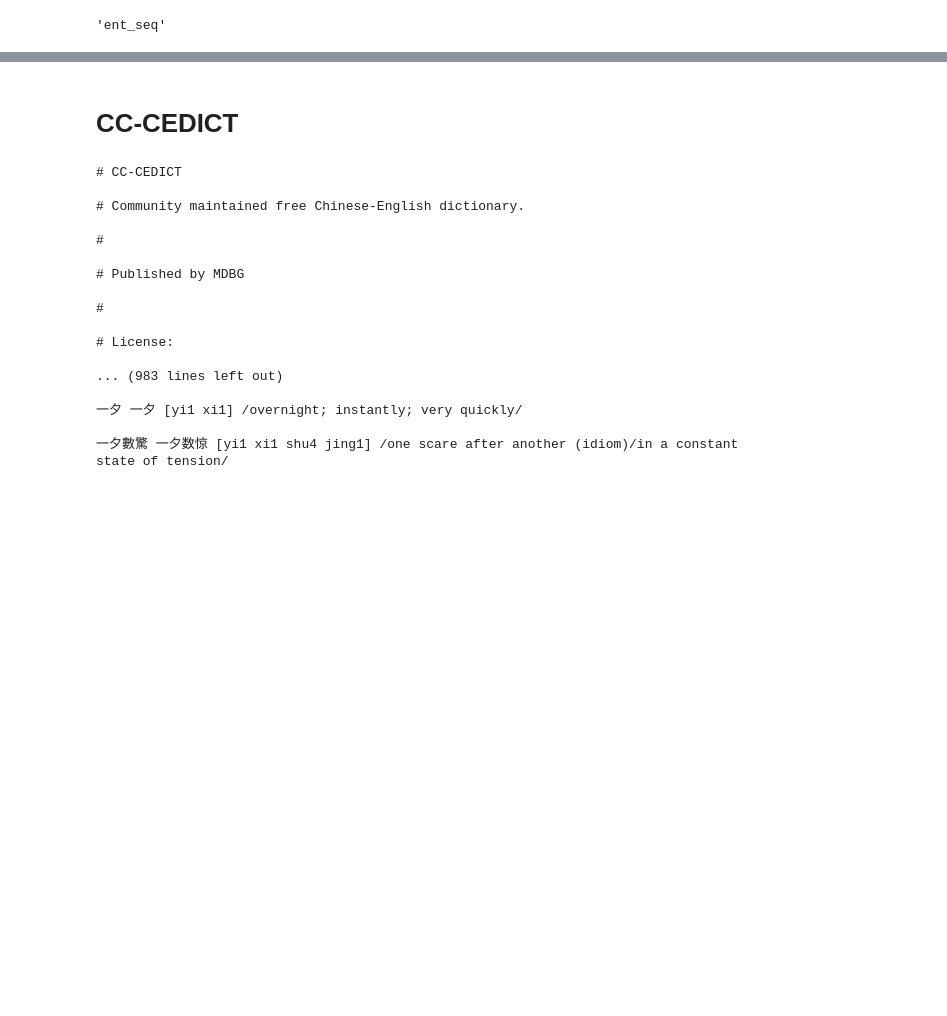
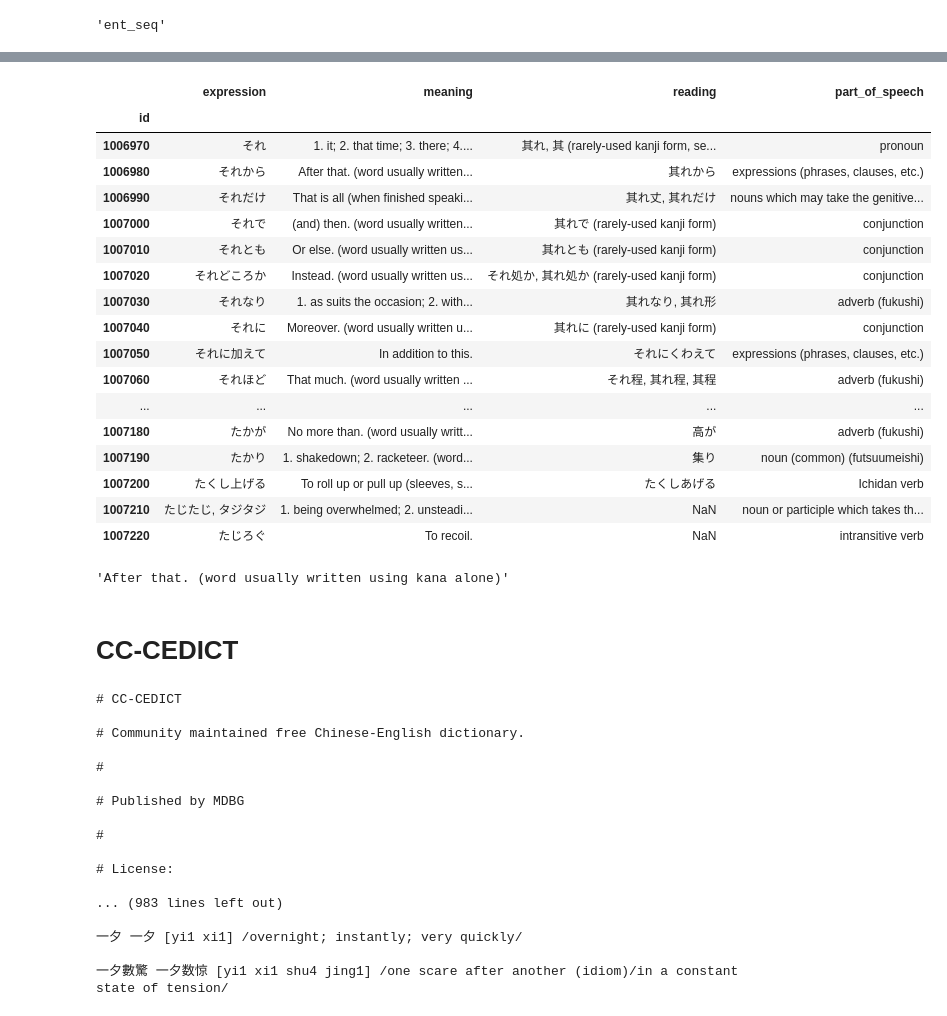
Before and after one commit to msc2106/anki_csv_maker, a Jupyter notebook: testing.ipynb, the cells around one changed output, grey strips where cells are left out. Drawn from its saved outputs; the diff is of its cells as text; code cells hidden in the pictures; blank space fills up the shorter version.

Commit message:
make jmdict table script done

```diff
--- a/testing.ipynb
+++ b/testing.ipynb
@@ -55,3 +138,29 @@ jmdict[104644]
+# %%
+anki_entries = pd.read_csv('./tables/anki_entries.csv.gz', index_col=0)
+anki_entries.iloc[600:625]
+# %% [output]
+|  | expression | meaning | reading | part_of_speech |
+| id |  |  |  |  |
+| 1006970 | それ | 1. it; 2. that time; 3. there; 4.... | 其れ, 其 (rarely-used kanji form, se... | pronoun |
+| 1006980 | それから | After that. (word usually written... | 其れから | expressions (phrases, clauses, etc.) |
+| 1006990 | それだけ | That is all (when finished speaki... | 其れ丈, 其れだけ | nouns which may take the genitive... |
+| 1007000 | それで | (and) then. (word usually written... | 其れで (rarely-used kanji form) | conjunction |
+| 1007010 | それとも | Or else. (word usually written us... | 其れとも (rarely-used kanji form) | conjunction |
+| 1007020 | それどころか | Instead. (word usually written us... | それ処か, 其れ処か (rarely-used kanji form) | conjunction |
+| 1007030 | それなり | 1. as suits the occasion; 2. with... | 其れなり, 其れ形 | adverb (fukushi) |
+| 1007040 | それに | Moreover. (word usually written u... | 其れに (rarely-used kanji form) | conjunction |
+| 1007050 | それに加えて | In addition to this. | それにくわえて | expressions (phrases, clauses, etc.) |
+| 1007060 | それほど | That much. (word usually written ... | それ程, 其れ程, 其程 | adverb (fukushi) |
+| ... | ... | ... | ... | ... |
+| 1007180 | たかが | No more than. (word usually writt... | 高が | adverb (fukushi) |
+| 1007190 | たかり | 1. shakedown; 2. racketeer. (word... | 集り | noun (common) (futsuumeishi) |
+| 1007200 | たくし上げる | To roll up or pull up (sleeves, s... | たくしあげる | Ichidan verb |
+| 1007210 | たじたじ, タジタジ | 1. being overwhelmed; 2. unsteadi... | NaN | noun or participle which takes th... |
+| 1007220 | たじろぐ | To recoil. | NaN | intransitive verb |
+# %%
+anki_entries.iloc[601].T['meaning']
+# %% [output]
+'After that. (word usually written using kana alone)'
 # %% [markdown]
 # CC-CEDICT
 # %%
```
Also changed, not shown: parts of 8 cells of this notebook, 4 other files.
